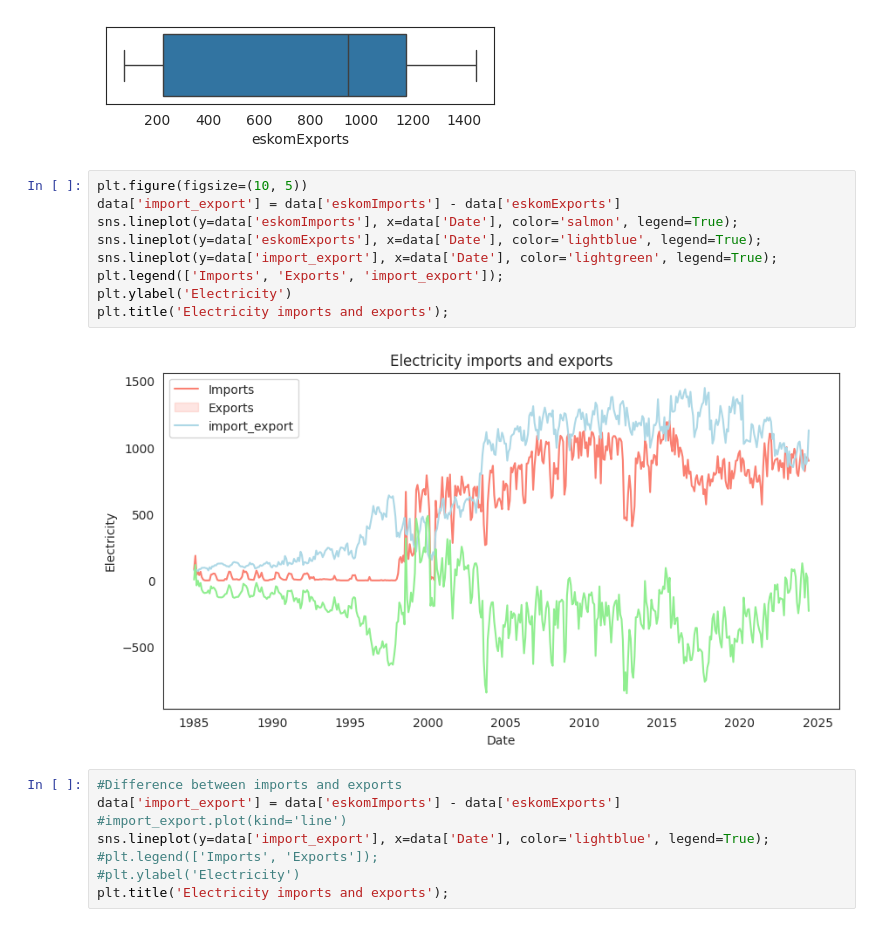
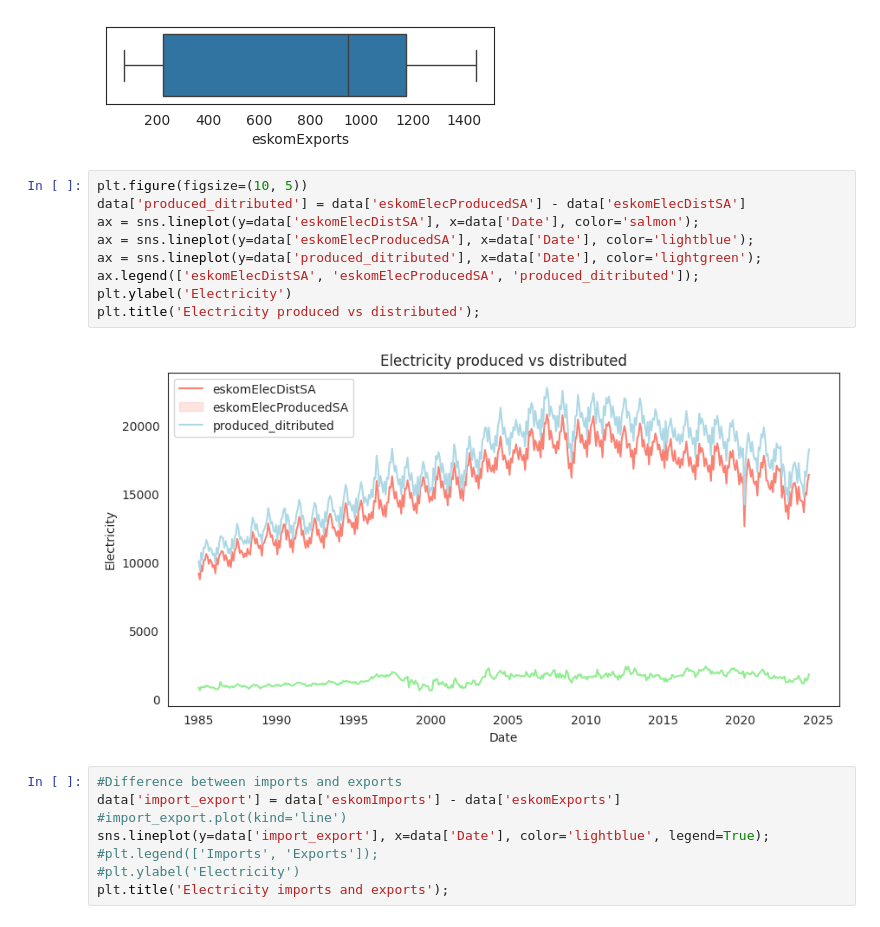
Before and after one commit to MbuyiseloNtando/Electricity-Generated-and-Available-for-Distribution-1985-2024, a Jupyter notebook: Untitled44.ipynb, the cells around one changed output. Drawn from its saved outputs; the diff is of its cells as text.

```diff
--- a/Untitled44.ipynb
+++ b/Untitled44.ipynb
@@ -351,15 +355,15 @@ sns.boxplot(x=data['eskomExports']);
 [figure]
 # %%
 plt.figure(figsize=(10, 5))
-data['import_export'] = data['eskomImports'] - data['eskomExports']
-sns.lineplot(y=data['eskomImports'], x=data['Date'], color='salmon', legend=True);
-sns.lineplot(y=data['eskomExports'], x=data['Date'], color='lightblue', legend=True);
-sns.lineplot(y=data['import_export'], x=data['Date'], color='lightgreen', legend=True);
-plt.legend(['Imports', 'Exports', 'import_export']);
+data['produced_ditributed'] = data['eskomElecProducedSA'] - data['eskomElecDistSA']
+ax = sns.lineplot(y=data['eskomElecDistSA'], x=data['Date'], color='salmon');
+ax = sns.lineplot(y=data['eskomElecProducedSA'], x=data['Date'], color='lightblue');
+ax = sns.lineplot(y=data['produced_ditributed'], x=data['Date'], color='lightgreen');
+ax.legend(['eskomElecDistSA', 'eskomElecProducedSA', 'produced_ditributed']);
 plt.ylabel('Electricity')
-plt.title('Electricity imports and exports');
+plt.title('Electricity produced vs distributed');
 # %% [output]
-[figure, old version]
+[figure, new version]
 # %%
 #Difference between imports and exports
 data['import_export'] = data['eskomImports'] - data['eskomExports']
```
Also changed, not shown: parts of 18 cells of this notebook.
